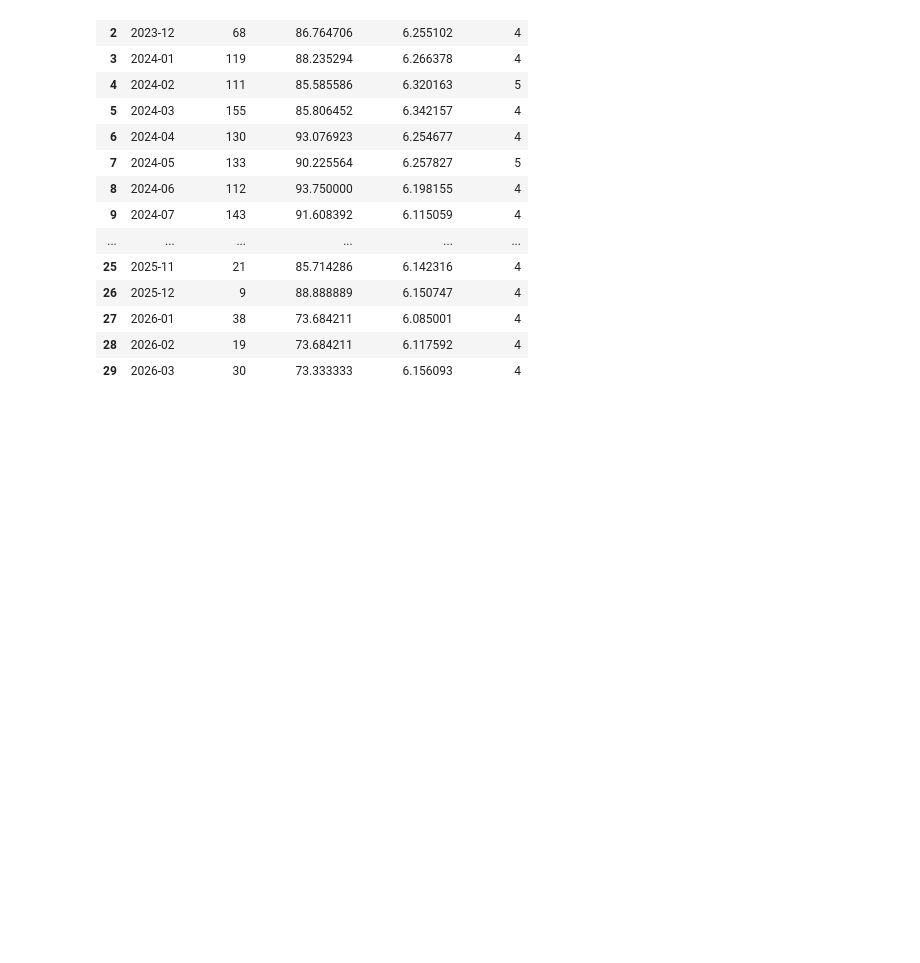
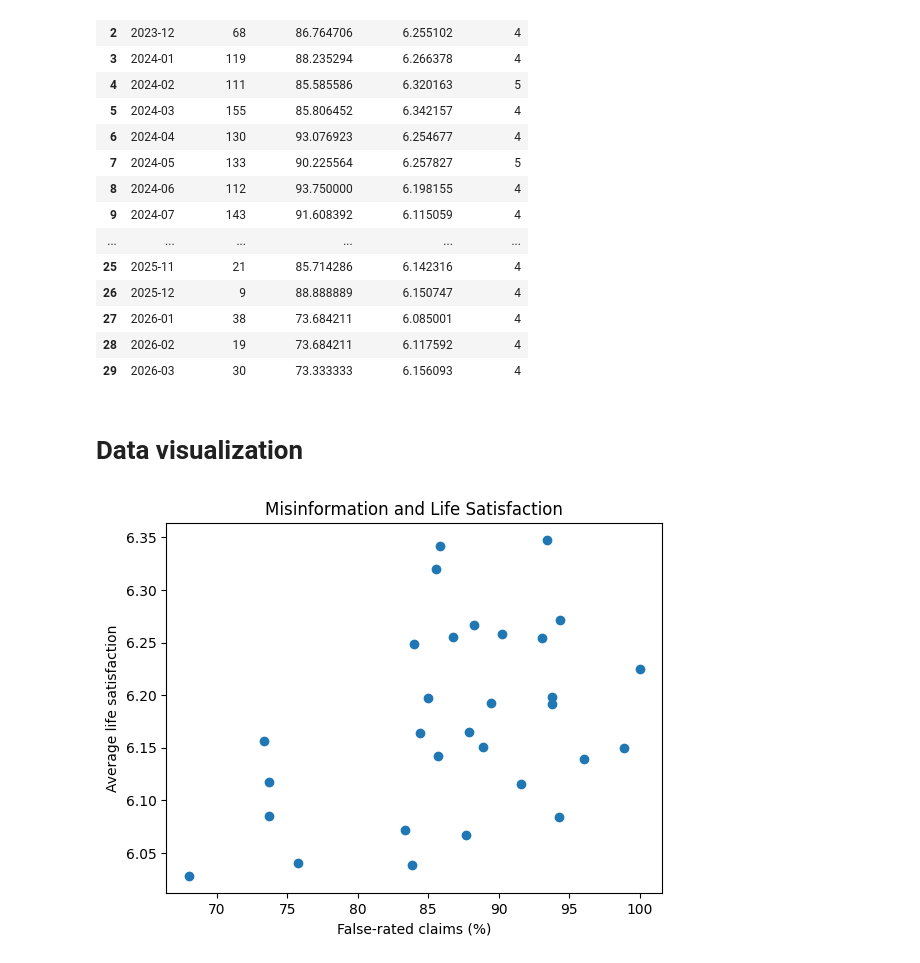
Before and after one commit to kallylxy2026/Team-25, a Jupyter notebook: Project_Lab.ipynb, the cells around one changed output. Cells and saved outputs as stored; diff of their text form; code cells hidden in the pictures; blank space fills up the shorter version.

```diff
--- a/Project_Lab.ipynb
+++ b/Project_Lab.ipynb
@@ -296,3 +296,20 @@ dtype: int64
 | 27 | 2026-01 | 38 | 73.684211 | 6.085001 | 4 |
 | 28 | 2026-02 | 19 | 73.684211 | 6.117592 | 4 |
 | 29 | 2026-03 | 30 | 73.333333 | 6.156093 | 4 |
+# %% [markdown]
+# Data visualization
+# %%
+import matplotlib.pyplot as plt
+
+plt.scatter(
+    merged_data["false_percentage"],
+    merged_data["life_satisfaction"]
+)
+
+plt.xlabel("False-rated claims (%)")
+plt.ylabel("Average life satisfaction")
+plt.title("Misinformation and Life Satisfaction")
+
+plt.show()
+# %% [output]
+[figure, added]
```
Also changed, not shown: parts of 1 cell of this notebook.
